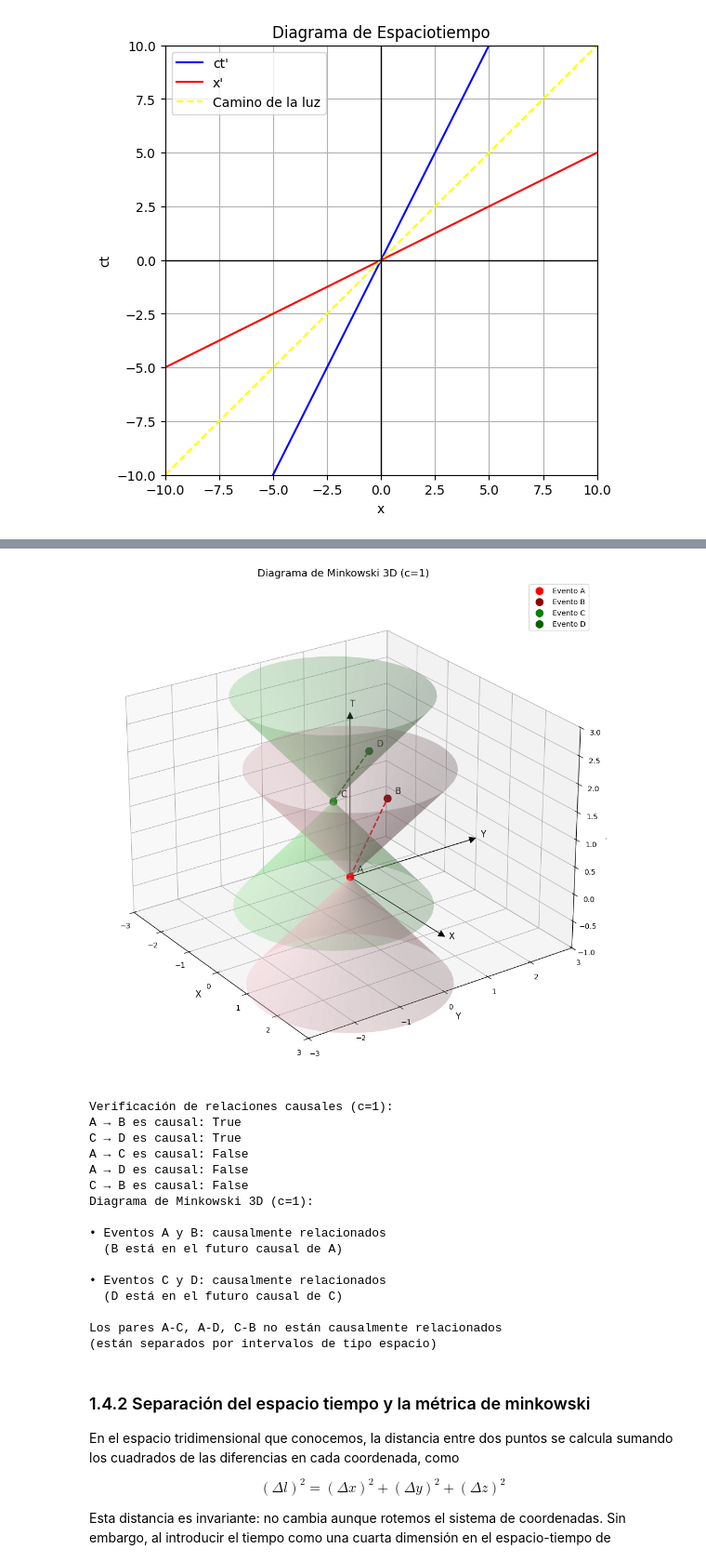
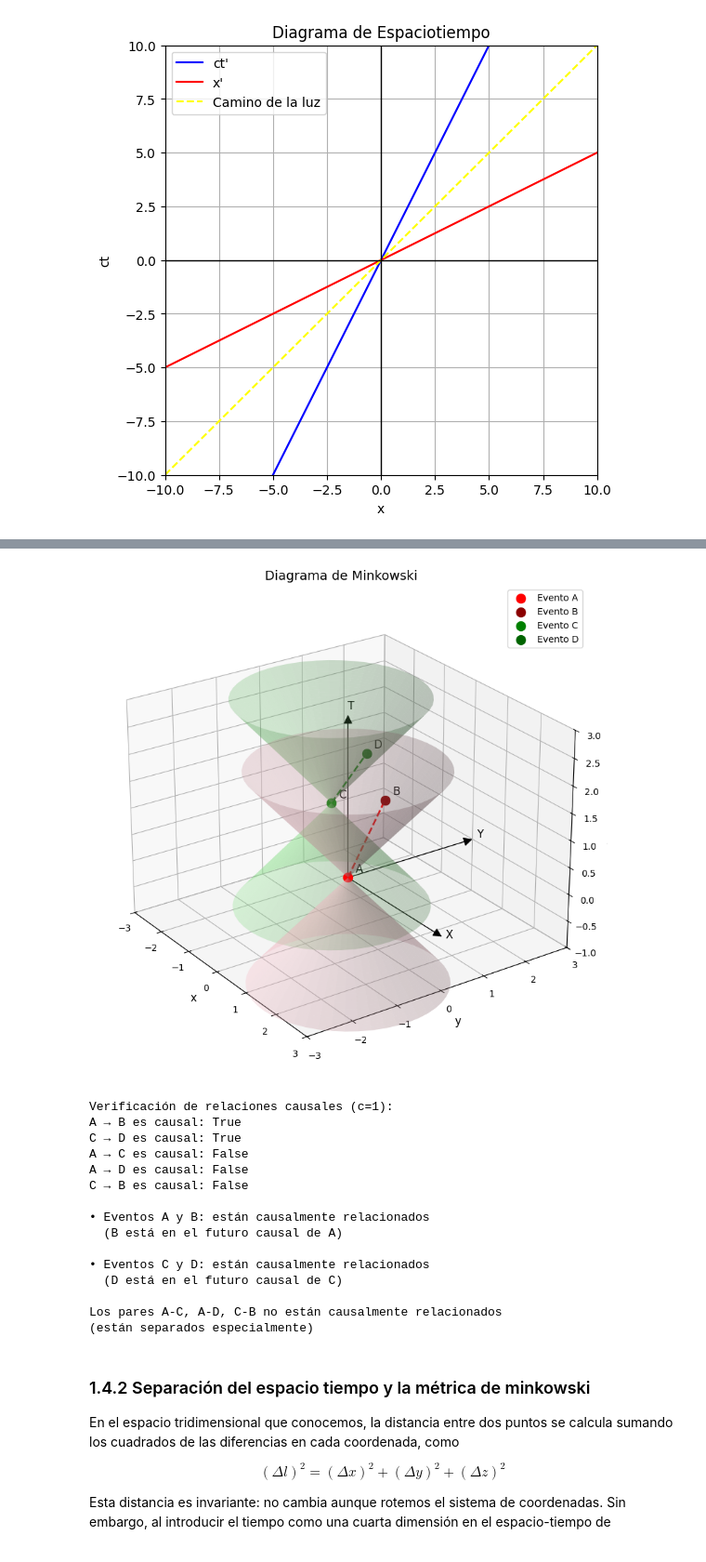
Before and after one commit to madnap0502/Relatividad, a Jupyter notebook: No3_Cap1.ipynb, the cells around one changed output, grey strips where cells are left out. Shown at 93% size. Drawn from its saved outputs; the diff is of its cells as text; code cells hidden in the pictures.

```diff
--- a/No3_Cap1.ipynb
+++ b/No3_Cap1.ipynb
@@ -91,12 +91,6 @@ plt.show()
 # %%
 # Diagrama de Minkowski 3D con eventos A, B, C y D
-import numpy as np
-import matplotlib.pyplot as plt
-from mpl_toolkits.mplot3d import Axes3D
-from mpl_toolkits.mplot3d.proj3d import proj_transform
-from matplotlib.patches import FancyArrowPatch
-
-# Configurar el estilo de matplotlib para una mejor visualización en Colab
+# Configurar el estilo del plot para una mejor visualización
 plt.style.use('default')
 plt.rcParams['figure.figsize'] = [8, 8]
 plt.rcParams['figure.dpi'] = 100
@@ -125,17 +119,17 @@ def _arrow3D(ax, xs, ys, zs, *args, **kwargs):
 setattr(Axes3D, 'arrow3D', _arrow3D)
 
 # Crear figura
-fig = plt.figure(figsize=(12, 10))
+fig = plt.figure(figsize=(8, 8))
 ax = fig.add_subplot(111, projection='3d')
 
 # Configurar el espacio
 ax.set_xlim(-3, 3)
 ax.set_ylim(-3, 3)
 ax.set_zlim(-1, 3)
-ax.set_xlabel('X', fontsize=12)
-ax.set_ylabel('Y', fontsize=12)
-ax.set_zlabel('T', fontsize=12)  # Tiempo en el eje Z para visualizar mejor el cono de luz
-ax.set_title('Diagrama de Minkowski 3D (c=1)', fontsize=14)
+ax.set_xlabel('x', fontsize=12)
+ax.set_ylabel('y', fontsize=12)
+ax.set_zlabel('ct', fontsize=12)  # Tiempo en el eje Z para visualizar mejor el cono de luz
+ax.set_title('Diagrama de Minkowski', fontsize=14)
 
 # Ajustar el ángulo de vista para una mejor visualización estática
 ax.view_init(elev=25, azim=-35)
@@ -151,14 +145,15 @@ ax.text(3.1, 0, 0, "X", color='black', fontsize=12)
 ax.text(0, 3.1, 0, "Y", color='black', fontsize=12)
 ax.text(0, 0, 3.1, "T", color='black', fontsize=12)
 
-# Definir eventos
+# Se definen los eventos
 # A y B están causalmente conectados
-A = np.array([0, 0, 0])  # Origen
-B = np.array([0.5, 0.5, 1.5])  # Dentro del cono de luz futuro de A
+A = np.array([0, 0, 0])# Origen
+B = np.array([0.5, 0.5, 1.5])#Causa que está dentro del cono de luz de A (futuro)
 
 # C y D están causalmente conectados entre sí, pero no con A y B
-C = np.array([-2, 1, 0.5])
-D = np.array([-1.5, 1.5, 1.5])  # Dentro del cono de luz futuro de C pero fuera del cono de luz de A
+C = np.array([-2, 1, 0.5])# Origen
+D = np.array([-1.5, 1.5, 1.5])# Dentro del cono de luz futuro de C
+                              # pero fuera del cono de luz de A
 
 # Parámetros del cono
 h = 2.0  # altura del cono
@@ -182,33 +177,33 @@ def dibujar_cono_completo(punto, color_futuro, color_pasado, alpha=0.3):
     Y_past = punto[1] + (-Z_past * np.sin(Theta))
     Z_past = punto[2] + Z_past
 
-    # Dibujar los conos de luz
+    # Se dibujan los conos de luz
     cone_future = ax.plot_surface(X_future, Y_future, Z_future, alpha=alpha, color=color_futuro)
     cone_past = ax.plot_surface(X_past, Y_past, Z_past, alpha=alpha, color=color_pasado)
 
     return cone_future, cone_past
 
-# Dibujar cono de luz para el evento A
+# Se dibuja el cono de luz para el evento A
 cone_A_future, cone_A_past = dibujar_cono_completo(A, 'pink', 'pink', 0.3)
 cone_A_future._facecolors2d = cone_A_future._facecolor3d
 cone_A_past._facecolors2d = cone_A_past._facecolor3d
 
-# Dibujar cono de luz para el evento C
+# Se dibuja el cono de luz para el evento C
 cone_C_future, cone_C_past = dibujar_cono_completo(C, 'lightgreen', 'lightgreen', 0.3)
 cone_C_future._facecolors2d = cone_C_future._facecolor3d
 cone_C_past._facecolors2d = cone_C_past._facecolor3d
 
-# Marcar eventos
+# Se marcan los eventos
 ax.scatter(A[0], A[1], A[2], color='red', s=100, label='Evento A')
 ax.scatter(B[0], B[1], B[2], color='darkred', s=100, label='Evento B')
 ax.scatter(C[0], C[1], C[2], color='green', s=100, label='Evento C')
 ax.scatter(D[0], D[1], D[2], color='darkgreen', s=100, label='Evento D')
 
-# Conectar eventos causalmente relacionados
+# Se conectan los eventos causalmente relacionados
 ax.plot([A[0], B[0]], [A[1], B[1]], [A[2], B[2]], 'r--', linewidth=2)
 ax.plot([C[0], D[0]], [C[1], D[1]], [C[2], D[2]], 'g--', linewidth=2)
 
-# Verificar relaciones causales
+# Se verifican las relaciones de causalidad
 def es_causal(evento1, evento2):
     """Verifica si evento2 está en el futuro causal de evento1"""
     dt = evento2[2] - evento1[2]
@@ -218,62 +213,56 @@ def es_causal(evento1, evento2):
     # En unidades naturales (c=1), la condición es dt² ≥ dx² + dy²
     return dt > 0 and dt**2 >= dx**2 + dy**2
 
-# Verificar y anotar las relaciones causales
+# Se Verifican y anotan las relaciones causales
 AB_causal = es_causal(A, B)
 CD_causal = es_causal(C, D)
 AC_causal = es_causal(A, C)
 AD_causal = es_causal(A, D)
 CB_causal = es_causal(C, B)
 
-# Anotar eventos con etiquetas claras
+# Se Anotan los eventos con sus respectivas etiquetas
 ax.text(A[0]+0.1, A[1]+0.1, A[2]+0.1, "A", fontsize=12)
 ax.text(B[0]+0.1, B[1]+0.1, B[2]+0.1, "B", fontsize=12)
 ax.text(C[0]+0.1, C[1]+0.1, C[2]+0.1, "C", fontsize=12)
 ax.text(D[0]+0.1, D[1]+0.1, D[2]+0.1, "D", fontsize=12)
-
-# Añadir leyenda con mejor ubicación para Colab
 ax.legend(loc='upper right', fontsize=10)
 
 # Ajustar el layout
 plt.tight_layout()
-
-# Mostrar la figura en Google Colab
 plt.show()
 
-# Imprimir información de verificación de relaciones causales
+# Información de verificación de relaciones causales
 print("\nVerificación de relaciones causales (c=1):")
 print(f"A → B es causal: {AB_causal}")
 print(f"C → D es causal: {CD_causal}")
 print(f"A → C es causal: {AC_causal}")
 print(f"A → D es causal: {AD_causal}")
-print(f"C → B es causal: {CB_causal}")
+print(f"C → B es causal: {CB_causal}\n")
 print(
-    f"Diagrama de Minkowski 3D (c=1):\n\n"
-    f"• Eventos A y B: {AB_causal and 'causalmente relacionados' or 'no causalmente relacionados'}\n"
+    f"• Eventos A y B: {AB_causal and 'están causalmente relacionados' or 'no causalmente relacionados'}\n"
     f"  (B está en el futuro causal de A)\n\n"
-    f"• Eventos C y D: {CD_causal and 'causalmente relacionados' or 'no causalmente relacionados'}\n"
+    f"• Eventos C y D: {CD_causal and 'están causalmente relacionados' or 'no causalmente relacionados'}\n"
     f"  (D está en el futuro causal de C)\n\n"
     f"Los pares A-C, A-D, C-B no están causalmente relacionados\n"
-    f"(están separados por intervalos de tipo espacio)"
+    f"(están separados especialmente)"
 )
 # %% [output]
-[figure, old version]
+[figure, new version]
 Verificación de relaciones causales (c=1):
 A → B es causal: True
 C → D es causal: True
 A → C es causal: False
 A → D es causal: False
 C → B es causal: False
-Diagrama de Minkowski 3D (c=1):
 
-• Eventos A y B: causalmente relacionados
+• Eventos A y B: están causalmente relacionados
   (B está en el futuro causal de A)
 
-• Eventos C y D: causalmente relacionados
+• Eventos C y D: están causalmente relacionados
   (D está en el futuro causal de C)
 
 Los pares A-C, A-D, C-B no están causalmente relacionados
-(están separados por intervalos de tipo espacio)
+(están separados especialmente)
 # %% [markdown]
 ### 1.4.2 Separación del espacio tiempo y la métrica de minkowski
 
```
Also changed, not shown: parts of 7 cells of this notebook.
